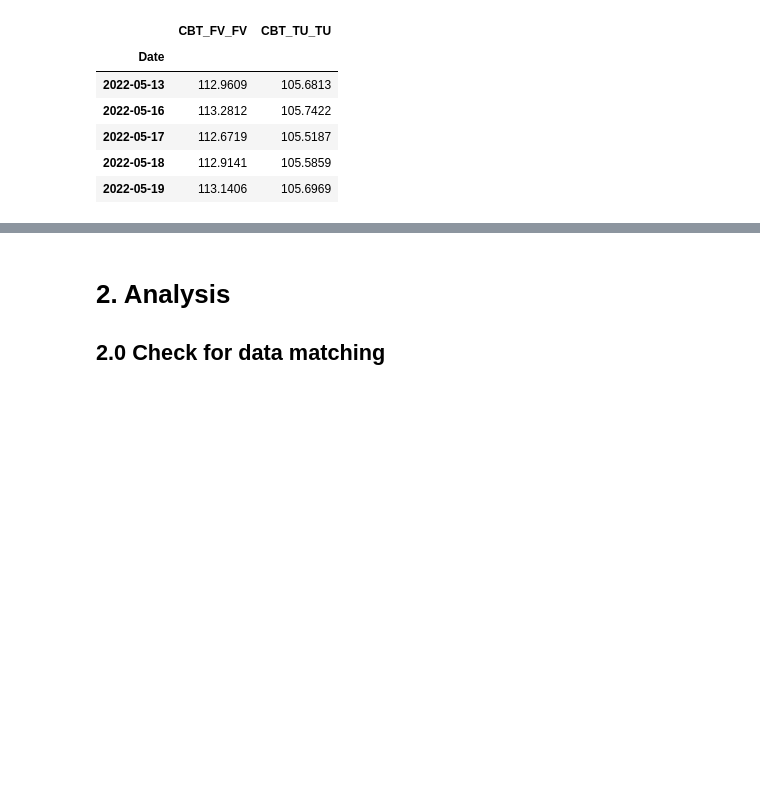
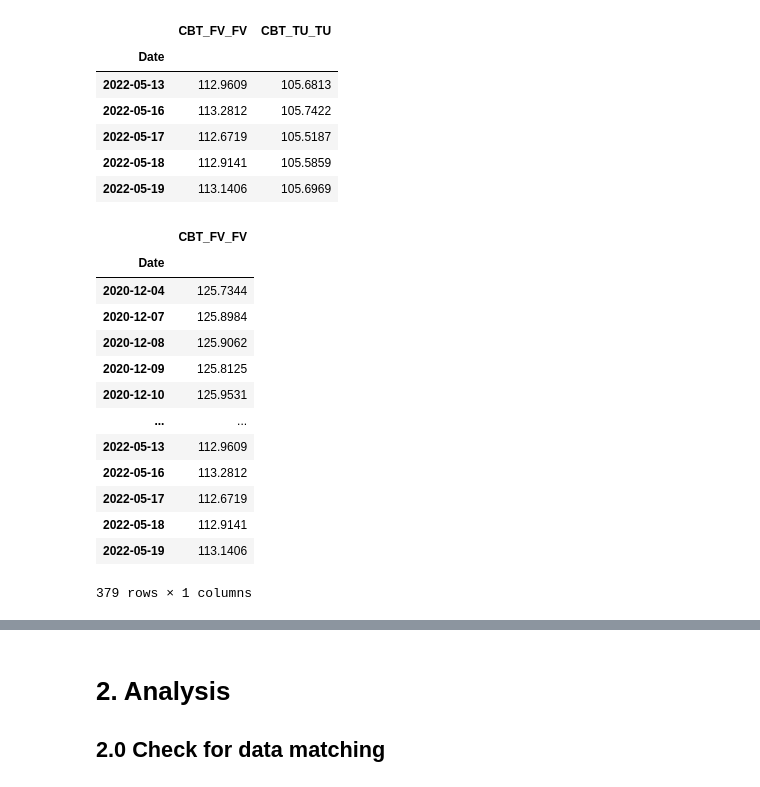
Before and after one commit to Zixin730/quant_trading_2023, a Jupyter notebook: hw/Zixin_Zhang_12375213_hw1.ipynb, the cells around one changed output, grey strips where cells are left out. Drawn from its saved outputs; the diff is of its cells as text; code cells hidden in the pictures; blank space fills up the shorter version.

```diff
--- a/hw/Zixin_Zhang_12375213_hw1.ipynb
+++ b/hw/Zixin_Zhang_12375213_hw1.ipynb
@@ -52,8 +52,7 @@ def get_futures_data(name, option_code_list, s=start_date, e=end_date):
     for code in option_code_list:
         sec_name = "OWF/%s_%s_IVM" % (name, code)
         print("Getting data: " + sec_name)
-        data = quandl.get(sec_name, start_date=s,
-                      end_date=e, api_key=QuandlPrivateKey)
+        data = quandl.get(sec_name, start_date=s, api_key=QuandlPrivateKey)
         f_ls.append(data.Future)
         dtt_ls.append(data.DtT)
     Future = pd.concat(f_ls, axis=1, join="outer")
@@ -134,3 +133,20 @@ S1["spread"] = S1["spread"].astype("float64")
 S2 = CBT_FV_FV_CBT_TU_TU["CBT_TU_TU"] * 1.1066 - CBT_FV_FV_CBT_TU_TU["CBT_FV_FV"]
 S2 = S2.to_frame("spread")
 S2["spread"] = S2["spread"].astype("float64")
+# %%
+CBT_FV_FV[(CBT_FV_FV.index < end_date) & (CBT_FV_FV.index > start_date)]
+# %% [output]
+|  | CBT_FV_FV |
+| Date |  |
+| 2020-12-04 | 125.7344 |
+| 2020-12-07 | 125.8984 |
+| 2020-12-08 | 125.9062 |
+| 2020-12-09 | 125.8125 |
+| 2020-12-10 | 125.9531 |
+| ... | ... |
+| 2022-05-13 | 112.9609 |
+| 2022-05-16 | 113.2812 |
+| 2022-05-17 | 112.6719 |
+| 2022-05-18 | 112.9141 |
+| 2022-05-19 | 113.1406 |
+379 rows × 1 columns
```
Also changed, not shown: parts of 1 cell of this notebook, 8 other files.
